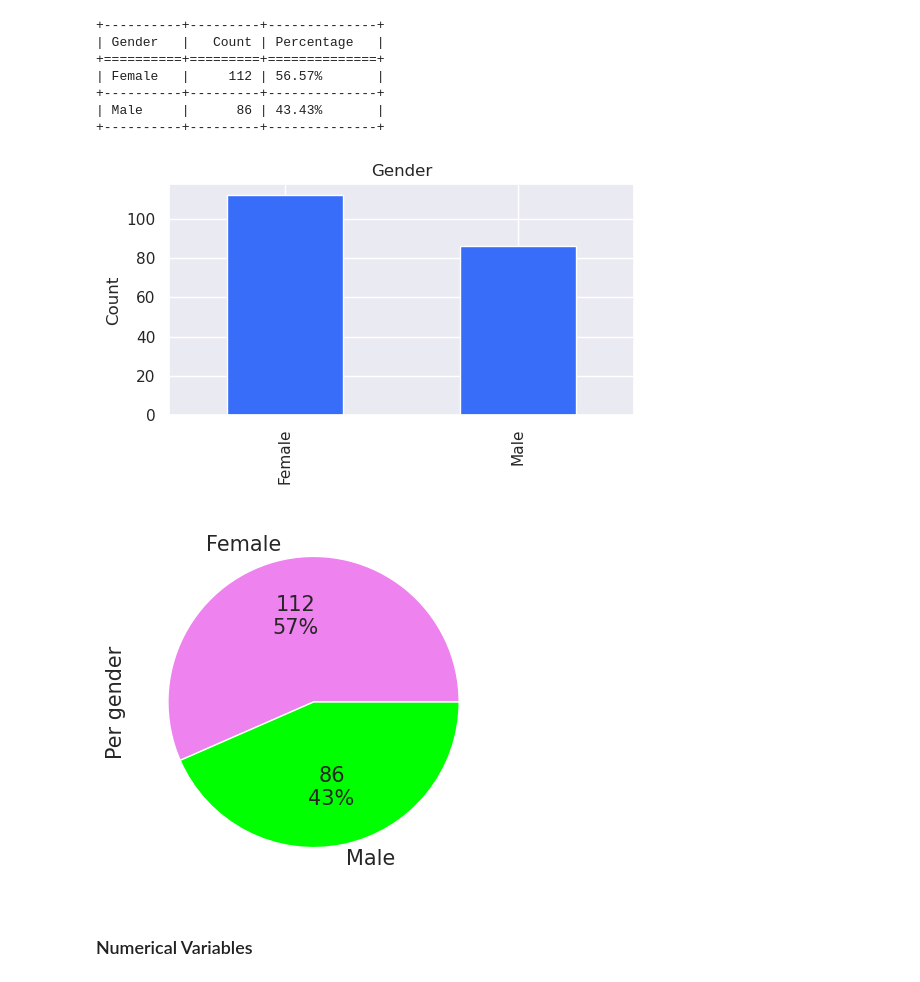
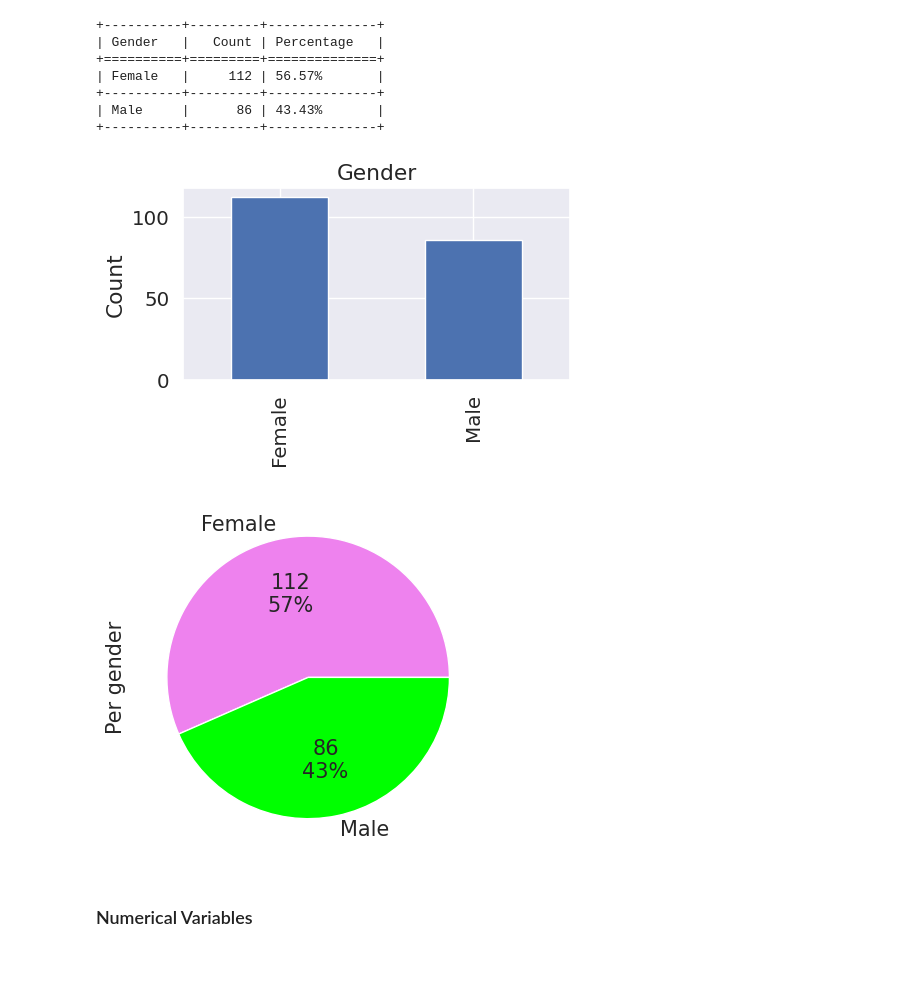
Before and after one commit to mohit-baliyan/Customer-Segmentation, a Jupyter notebook: Customer Segmentation.ipynb, the cells around one changed output. Cells and saved outputs as stored; diff of their text form; code cells hidden in the pictures.

```diff
--- a/Customer Segmentation.ipynb
+++ b/Customer Segmentation.ipynb
@@ -13,10 +13,10 @@ import pandas as pd
 import numpy as np
 import matplotlib.pyplot as plt
 import seaborn as sns
-sns.set_theme(style="darkgrid", palette="rainbow")
 import warnings
 warnings.simplefilter(action='ignore', category=FutureWarning)
 from tabulate import tabulate
+from PIL import Image
 # %%
 customer_data = pd.read_csv('Mall_Customers.csv')
 # %%
@@ -330,12 +337,12 @@ print(table)
 +----------+---------+--------------+
 # %%
 ax = trimmed_customer_data['Gender'].value_counts().plot(kind='bar',
-                                    figsize=(6, 3),
+                                    figsize=(5, 2.5),
                                     title="Gender")
 ax.set_ylabel("Count")
 plt.show()
 # %% [output]
-[figure, old version]
+[figure, new version]
 # %%
 def label_function(val):
     return f'{val / 100 * len(trimmed_customer_data):.0f}\n{val:.0f}%'
@@ -349,6 +356,6 @@ trimmed_customer_data.groupby('Gender').size().plot(kind='pie', autopct=label_fu
 ax.set_ylabel('Per gender', size=15)
 plt.tight_layout()
 # %% [output]
-[figure, old version]
+[figure, new version]
 # %% [markdown]
 ### Numerical Variables
```
Also changed, not shown: parts of 16 cells of this notebook, 1 other file.
